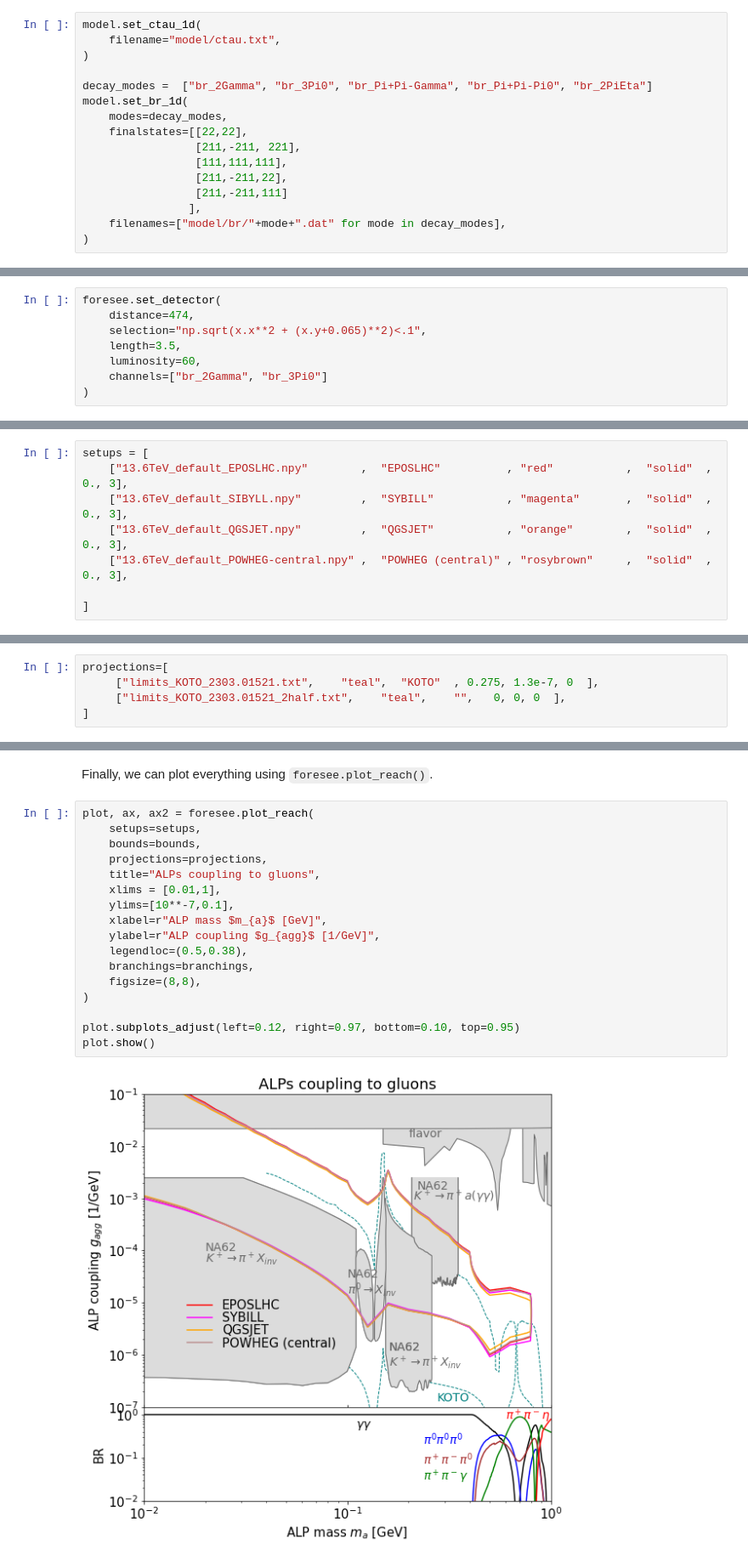
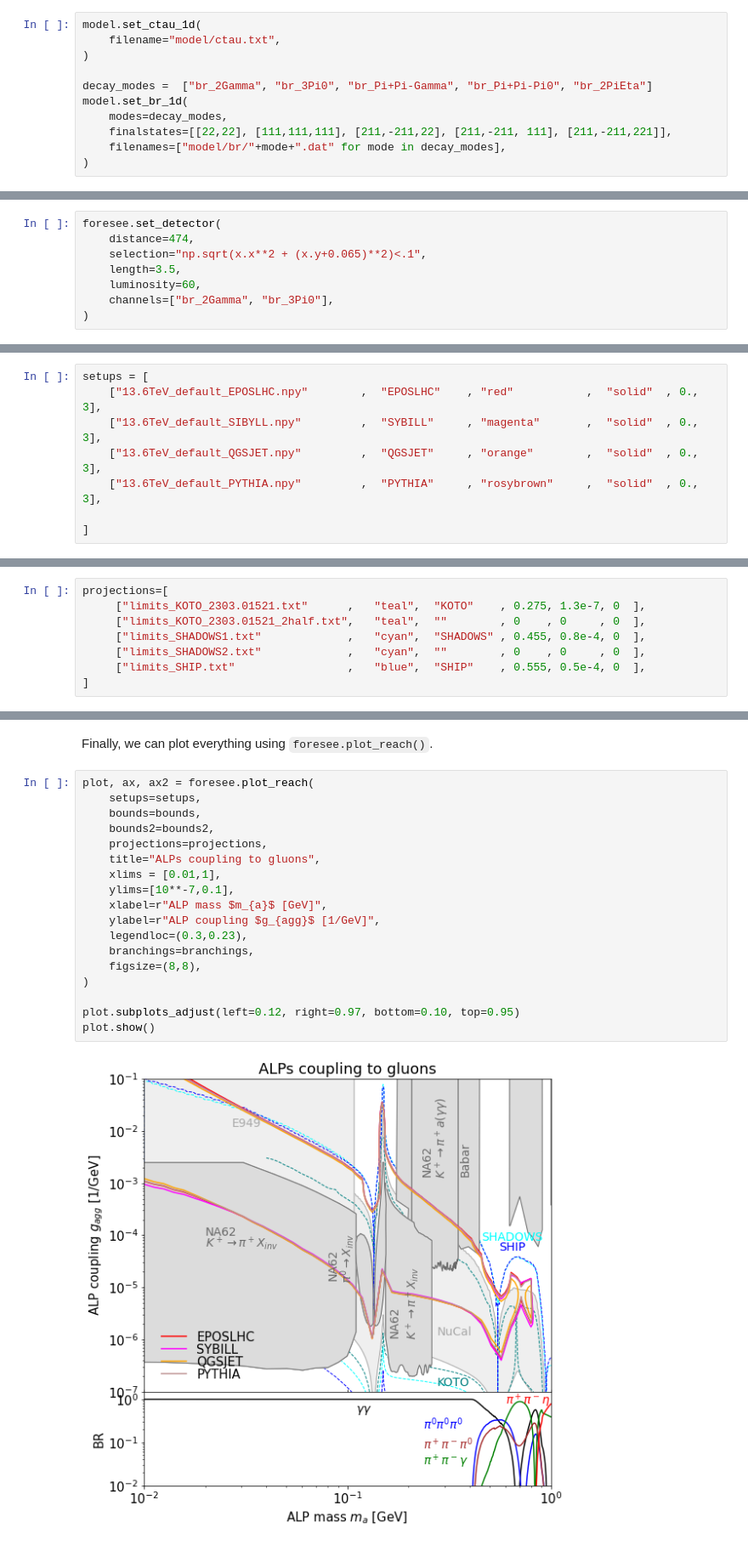
Before and after one commit to KlingFelix/FORESEE, a Jupyter notebook: Models/ALP-g/ALP-g.ipynb, the cells around one changed output, grey strips where cells are left out. Shown at 85% size. Cells and saved outputs as stored; diff of their text form.

```diff
--- a/Models/ALP-g/ALP-g.ipynb
+++ b/Models/ALP-g/ALP-g.ipynb
@@ -175,12 +115,7 @@ model.set_ctau_1d(
 decay_modes =  ["br_2Gamma", "br_3Pi0", "br_Pi+Pi-Gamma", "br_Pi+Pi-Pi0", "br_2PiEta"]
 model.set_br_1d(
     modes=decay_modes,
-    finalstates=[[22,22],
-                 [211,-211, 221],
-                 [111,111,111],
-                 [211,-211,22],
-                 [211,-211,111]
-                ],
+    finalstates=[[22,22], [111,111,111], [211,-211,22], [211,-211, 111], [211,-211,221]],
     filenames=["model/br/"+mode+".dat" for mode in decay_modes],
 )
 # %% [markdown]
@@ -228,7 +161,7 @@ foresee.set_detector(
     selection="np.sqrt(x.x**2 + (x.y+0.065)**2)<.1",
     length=3.5,
     luminosity=60,
-    channels=["br_2Gamma", "br_3Pi0"]
+    channels=["br_2Gamma", "br_3Pi0"],
 )
 # %% [markdown]
 For our benchmark point, let us now look at how many particle decay inside the decay volume. We also export 1000 unweighted events as a HEPMC file.
@@ -358,10 +282,10 @@ for label in setupnames:
 We can now plot the results. For this, we first specify all detector setups for which we want to show result (filename in model/results directory, label, color, linestyle, opacity alpha for filled contours, required number of events).
 # %%
 setups = [
-    ["13.6TeV_default_EPOSLHC.npy"        ,  "EPOSLHC"          , "red"           ,  "solid"  , 0., 3],
-    ["13.6TeV_default_SIBYLL.npy"         ,  "SYBILL"           , "magenta"       ,  "solid"  , 0., 3],
-    ["13.6TeV_default_QGSJET.npy"         ,  "QGSJET"           , "orange"        ,  "solid"  , 0., 3],
-    ["13.6TeV_default_POWHEG-central.npy" ,  "POWHEG (central)" , "rosybrown"     ,  "solid"  , 0., 3],
+    ["13.6TeV_default_EPOSLHC.npy"        ,  "EPOSLHC"    , "red"           ,  "solid"  , 0., 3],
+    ["13.6TeV_default_SIBYLL.npy"         ,  "SYBILL"     , "magenta"       ,  "solid"  , 0., 3],
+    ["13.6TeV_default_QGSJET.npy"         ,  "QGSJET"     , "orange"        ,  "solid"  , 0., 3],
+    ["13.6TeV_default_PYTHIA.npy"         ,  "PYTHIA"     , "rosybrown"     ,  "solid"  , 0., 3],
 
 ]
 # %% [markdown]
@@ -389,8 +323,11 @@ bounds2=[
 We then specify other projected sensitivitities (filename in model/bounds directory, color, label, label position x, label position y, label rotation)
 # %%
 projections=[
-     ["limits_KOTO_2303.01521.txt",    "teal",  "KOTO"  , 0.275, 1.3e-7, 0  ],
-     ["limits_KOTO_2303.01521_2half.txt",    "teal",    "",   0, 0, 0  ],
+     ["limits_KOTO_2303.01521.txt"      ,   "teal",  "KOTO"    , 0.275, 1.3e-7, 0  ],
+     ["limits_KOTO_2303.01521_2half.txt",   "teal",  ""        , 0    , 0     , 0  ],
+     ["limits_SHADOWS1.txt"             ,   "cyan",  "SHADOWS" , 0.455, 0.8e-4, 0  ],
+     ["limits_SHADOWS2.txt"             ,   "cyan",  ""        , 0    , 0     , 0  ],
+     ["limits_SHIP.txt"                 ,   "blue",  "SHIP"    , 0.555, 0.5e-4, 0  ],
 ]
 # %% [markdown]
 We also want to show the branching fractions for some of the channels (name of file in model/br directory, color, line style, label, x-position, y-position)
@@ -408,19 +345,20 @@ Finally, we can plot everything using `foresee.plot_reach()`.
 # %%
 plot, ax, ax2 = foresee.plot_reach(
     setups=setups,
     bounds=bounds,
+    bounds2=bounds2,
     projections=projections,
     title="ALPs coupling to gluons",
     xlims = [0.01,1],
     ylims=[10**-7,0.1],
     xlabel=r"ALP mass $m_{a}$ [GeV]",
     ylabel=r"ALP coupling $g_{agg}$ [1/GeV]",
-    legendloc=(0.5,0.38),
+    legendloc=(0.3,0.23),
     branchings=branchings,
     figsize=(8,8),
 )
 
 plot.subplots_adjust(left=0.12, right=0.97, bottom=0.10, top=0.95)
 plot.show()
 # %% [output]
-[figure, old version]
+[figure, new version]
```
Also changed, not shown: parts of 14 cells of this notebook, 28 other files.
